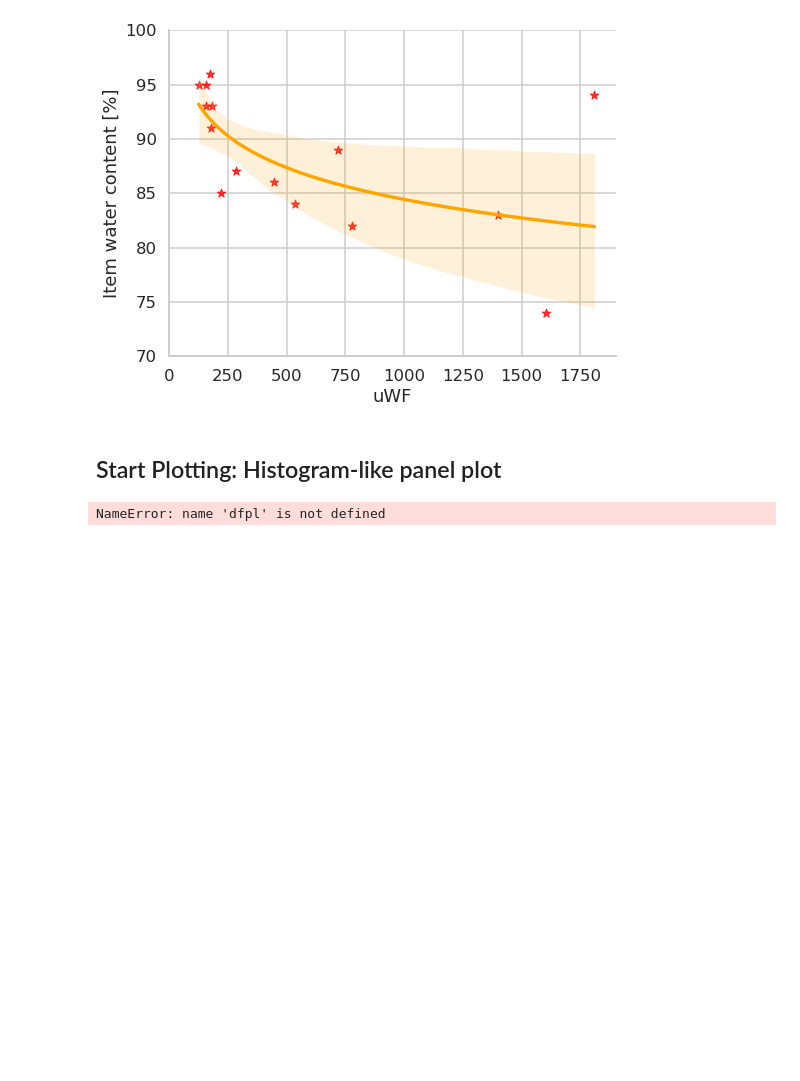
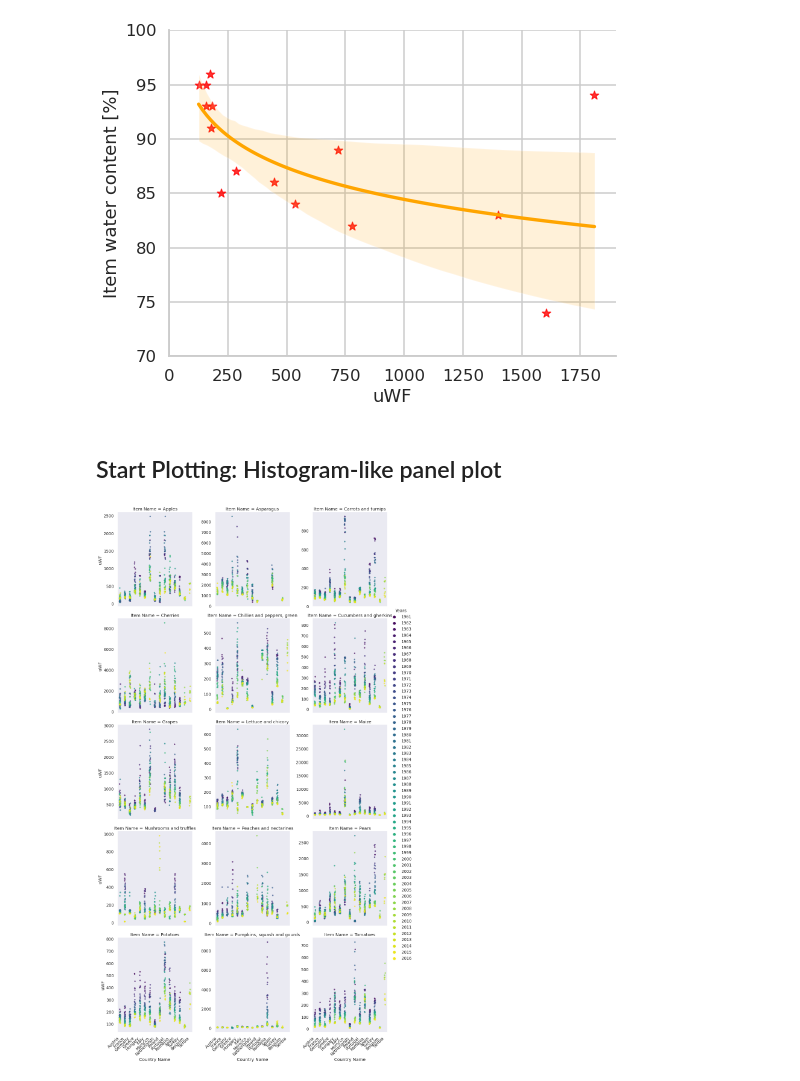
Before and after one commit to jburdano/uWF101, a Jupyter notebook: task9_joerg_hist.ipynb, the cells around one changed output. Cells and saved outputs as stored; diff of their text form; code cells hidden in the pictures; blank space fills up the shorter version.

```diff
--- a/task9_joerg_hist.ipynb
+++ b/task9_joerg_hist.ipynb
@@ -78,18 +85,16 @@ sns.despine()
 # %% [markdown]
 ## Start Plotting: Histogram-like panel plot
 # %%
+# general plotting settings
 sns.set_theme(context='talk', style='dark', font='sans-serif',
               font_scale=.8, color_codes=True, rc=None)
-pal = sns.color_palette("viridis", len(dfpl["Years"].unique()))
+pal = sns.color_palette("viridis", len(df["Years"].unique()))
-# %% [output]
-NameError: name 'dfpl' is not defined
 # %%
-#fig,ax = plt.subplots(5,3,figsize=[80,20])
+#visualize temporal changes per country and product (time as color), food items per columns
 g=sns.catplot(x="Country Name", y="uWF", hue="Years",
             col="Item Name", col_wrap=3, aspect=.9, sharey=False,
             kind="strip", data=df, alpha = .7, palette=pal); #, palette=pal
-# plt.clf()
-# plt.colorbar(fig)
-# ax.legend_.remove()
-g.set_xticklabels(rotation=90);
+g.set_xticklabels(rotation=45, horizontalalignment='right');
+# %% [output]
+[figure, added]
 # %%
```
Also changed, not shown: parts of 3 cells of this notebook, 2 other files.
